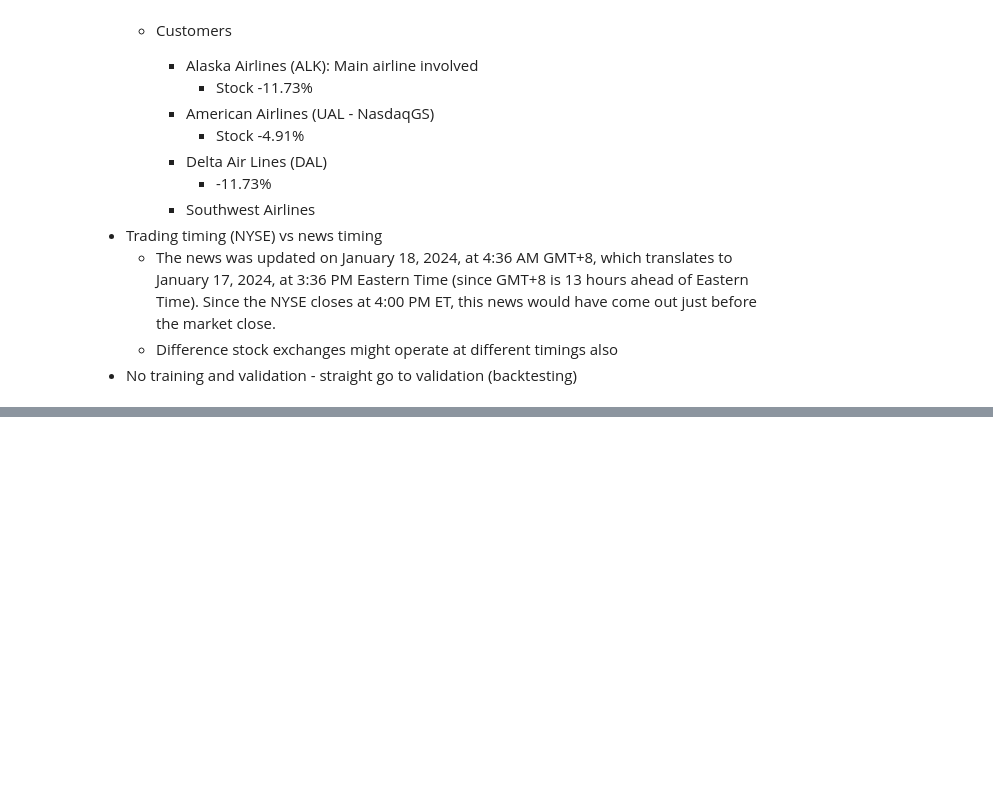
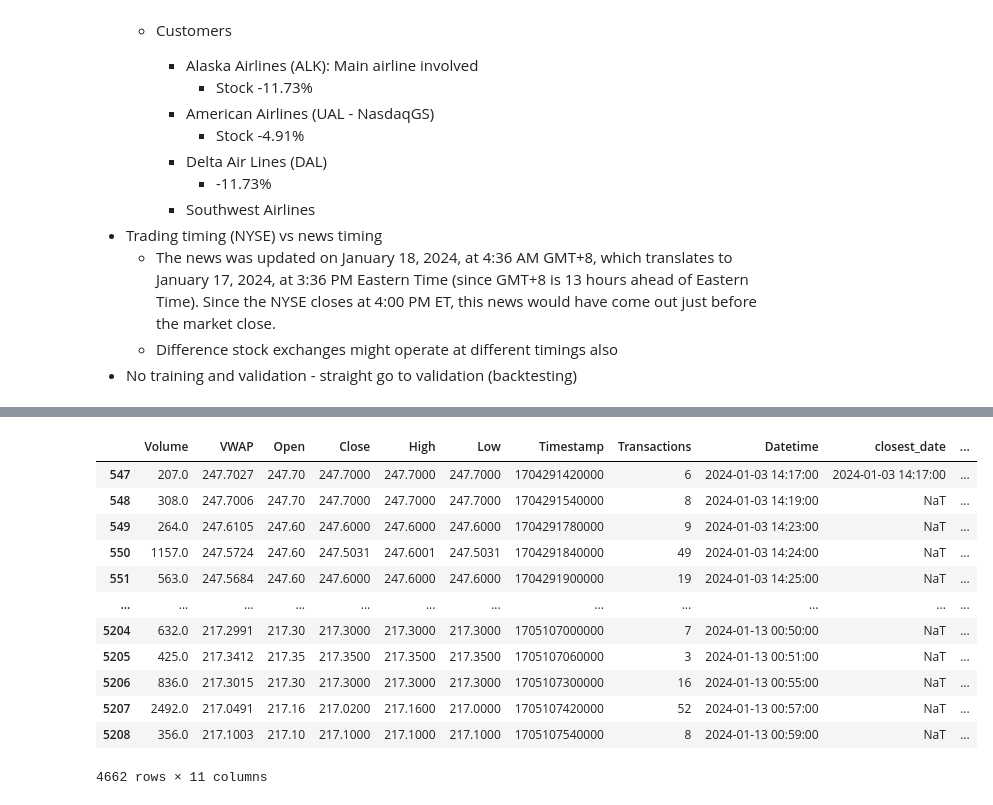
Before and after one commit to yiqwan/stock-forecast-with-sentiment, a Jupyter notebook: notebooks/trading.ipynb, the cells around one changed output, grey strips where cells are left out. Drawn from its saved outputs; the diff is of its cells as text; code cells hidden in the pictures; blank space fills up the shorter version.

Commit message:
Merged sentiment, tick data
Also tried out backtesting for sid and blob

```diff
--- a/notebooks/trading.ipynb
+++ b/notebooks/trading.ipynb
@@ -192,0 +229,7 @@ merged2
+# %%
+# Boeing open high low close data
+raw_path = Path.joinpath(root_dir, 'data', 'raw', f'BA_OHLC_20231101_to_20240131.csv')
+tick = pd.read_csv(raw_path, index_col=False)
+tick = tick.sort_values(by='Datetime')
+tick['Datetime'] = pd.to_datetime(tick['Datetime'])
+tick = tick[(tick['Datetime'] >= BACKTEST_START_DATE) & (tick['Datetime'] <= BACKTEST_END_DATE)]
@@ -192,0 +245,27 @@ merged2
+# %%
+# Assuming data.index is already a DatetimeIndex, no need to convert it again
+df9['datetime2'] = pd.to_datetime(df9['datetime2'])
+tick['Datetime'] = pd.to_datetime(tick['Datetime'])
+
+# Make sure to sort first
+df9 = df9.sort_values(by='datetime2')
+tick = tick.sort_values(by='Datetime')
+
+# Function to find the closest previous date in tick for each date in news2
+def find_closest_prev_date(target_date, date_col):
+    # The information gotten at this time point can only be used in the next time point
+    prev_dates = date_col[date_col <= target_date]
+    if not prev_dates.empty:
+        return prev_dates.max()
+    else:
+        # Can happen when we have news on weekends but there is no more tick data (end of backtest)
+        print("WARNING.")
+        return pd.NaT  # Return Not-A-Time (NaT) if no previous date is found
+
+
+# Apply the function to each date in news2['datetime2']
+closest_dates = df9['datetime2'].apply(lambda x: find_closest_prev_date(x, tick['Datetime']))
+
+# Add this closest date information to news2
+df9['closest_date'] = closest_dates
+df9.sort_values(by='datetime2')
@@ -192,0 +296,8 @@ merged2
+# %%
+COL = "cln_news_pol_sid_score"
+# COL = "cln_news_pol_blob_score"
+df10 = df9.groupby('closest_date', as_index=False)[COL].mean().reset_index(drop=True)
+
+merged2 = pd.merge(tick, df10, left_on='Datetime', right_on='closest_date', how='left')
+# merged
+merged2.reset_index(inplace=True, drop=True)
@@ -193,3 +316,19 @@ merged2
+# %%
+merged2[merged2['Datetime'] >= pd.to_datetime('2024-01-03T14:17:00')]
+# %% [output]
+|  | Volume | VWAP | Open | Close | High | Low | Timestamp | Transactions | Datetime | closest_date | ... |
+| 547 | 207.0 | 247.7027 | 247.70 | 247.7000 | 247.7000 | 247.7000 | 1704291420000 | 6 | 2024-01-03 14:17:00 | 2024-01-03 14:17:00 | ... |
+| 548 | 308.0 | 247.7006 | 247.70 | 247.7000 | 247.7000 | 247.7000 | 1704291540000 | 8 | 2024-01-03 14:19:00 | NaT | ... |
+| 549 | 264.0 | 247.6105 | 247.60 | 247.6000 | 247.6000 | 247.6000 | 1704291780000 | 9 | 2024-01-03 14:23:00 | NaT | ... |
+| 550 | 1157.0 | 247.5724 | 247.60 | 247.5031 | 247.6001 | 247.5031 | 1704291840000 | 49 | 2024-01-03 14:24:00 | NaT | ... |
+| 551 | 563.0 | 247.5684 | 247.60 | 247.6000 | 247.6000 | 247.6000 | 1704291900000 | 19 | 2024-01-03 14:25:00 | NaT | ... |
+| ... | ... | ... | ... | ... | ... | ... | ... | ... | ... | ... | ... |
+| 5204 | 632.0 | 217.2991 | 217.30 | 217.3000 | 217.3000 | 217.3000 | 1705107000000 | 7 | 2024-01-13 00:50:00 | NaT | ... |
+| 5205 | 425.0 | 217.3412 | 217.35 | 217.3500 | 217.3500 | 217.3500 | 1705107060000 | 3 | 2024-01-13 00:51:00 | NaT | ... |
+| 5206 | 836.0 | 217.3015 | 217.30 | 217.3000 | 217.3000 | 217.3000 | 1705107300000 | 16 | 2024-01-13 00:55:00 | NaT | ... |
+| 5207 | 2492.0 | 217.0491 | 217.16 | 217.0200 | 217.1600 | 217.0000 | 1705107420000 | 52 | 2024-01-13 00:57:00 | NaT | ... |
+| 5208 | 356.0 | 217.1003 | 217.10 | 217.1000 | 217.1000 | 217.1000 | 1705107540000 | 8 | 2024-01-13 00:59:00 | NaT | ... |
+4662 rows × 11 columns
 # %% [markdown]
 # Backtesting
 - Pros
```
Also changed, not shown: parts of 29 cells of this notebook.
